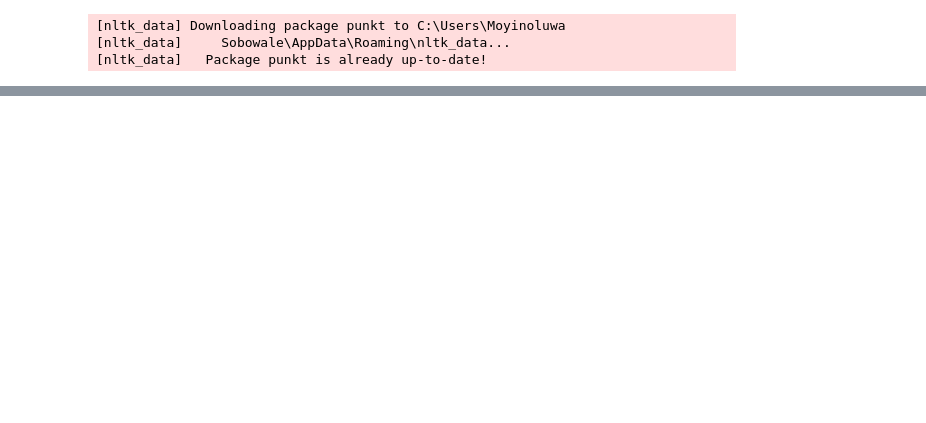
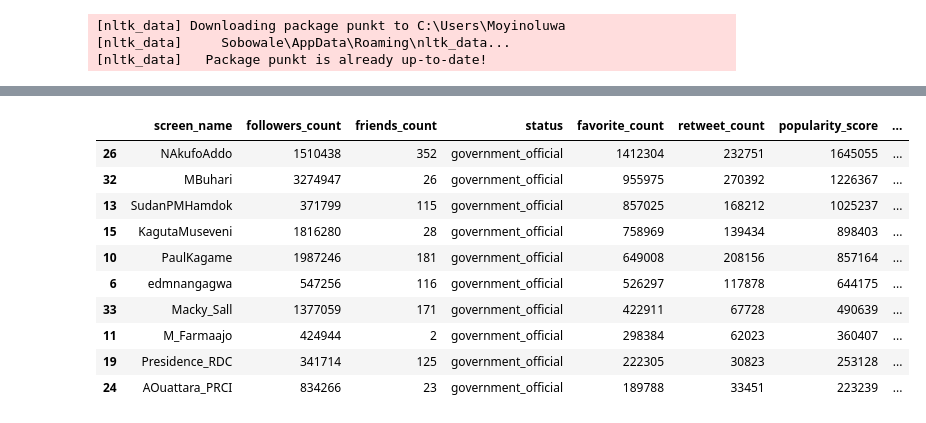
Before and after one commit to Moeyinoluwa/10academy-week-1-challenge, a Jupyter notebook: african_influencers_challenge.ipynb, the cells around one changed output, grey strips where cells are left out. Cells and saved outputs as stored; diff of their text form; code cells hidden in the pictures; blank space fills up the shorter version.

```diff
--- a/african_influencers_challenge.ipynb
+++ b/african_influencers_challenge.ipynb
@@ -831,0 +280,16 @@ followers_count: 10809675
+# %%
+# rank government_officials by popularity_score
+govt_popularity = df.sort_values("popularity_score",ascending=False)[df["status"] == "government_official"].head(10)
+govt_popularity
+# %% [output]
+|  | screen_name | followers_count | friends_count | status | favorite_count | retweet_count | popularity_score | ... |
+| 26 | NAkufoAddo | 1510438 | 352 | government_official | 1412304 | 232751 | 1645055 | ... |
+| 32 | MBuhari | 3274947 | 26 | government_official | 955975 | 270392 | 1226367 | ... |
+| 13 | SudanPMHamdok | 371799 | 115 | government_official | 857025 | 168212 | 1025237 | ... |
+| 15 | KagutaMuseveni | 1816280 | 28 | government_official | 758969 | 139434 | 898403 | ... |
+| 10 | PaulKagame | 1987246 | 181 | government_official | 649008 | 208156 | 857164 | ... |
+| 6 | edmnangagwa | 547256 | 116 | government_official | 526297 | 117878 | 644175 | ... |
+| 33 | Macky_Sall | 1377059 | 171 | government_official | 422911 | 67728 | 490639 | ... |
+| 11 | M_Farmaajo | 424944 | 2 | government_official | 298384 | 62023 | 360407 | ... |
+| 19 | Presidence_RDC | 341714 | 125 | government_official | 222305 | 30823 | 253128 | ... |
+| 24 | AOuattara_PRCI | 834266 | 23 | government_official | 189788 | 33451 | 223239 | ... |
```
Also changed, not shown: parts of 52 cells of this notebook.
